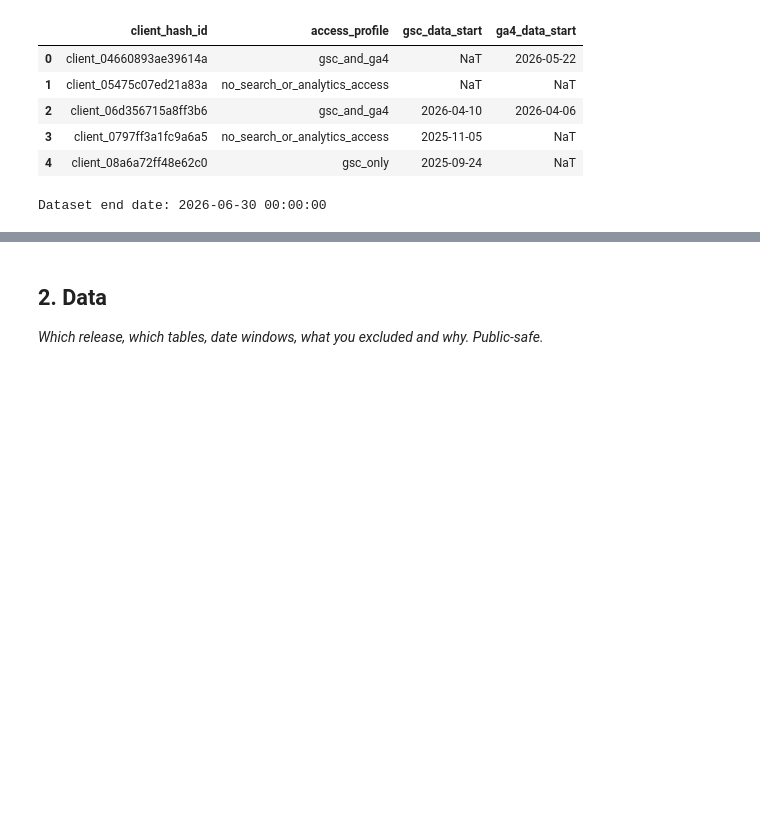
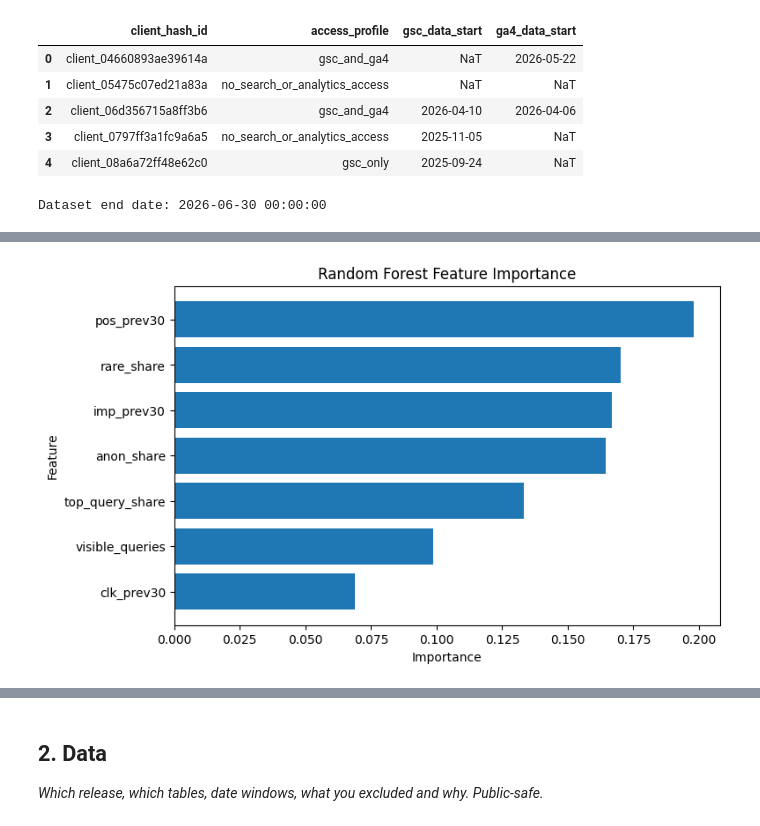
Before and after one commit to suha-2004/flyrank-ml-internship, a Jupyter notebook: work/notebooks/capstone.ipynb, the cells around one changed output, grey strips where cells are left out. Drawn from its saved outputs; the diff is of its cells as text; code cells hidden in the pictures; blank space fills up the shorter version.

```diff
--- a/work/notebooks/capstone.ipynb
+++ b/work/notebooks/capstone.ipynb
@@ -206,0 +289,6 @@ features.head()
+# %%
+model_data = data.dropna(
+    subset=feature_cols + ["is_declining"]
+).copy()
+
+print("Rows available for modeling:", len(model_data))
@@ -206,0 +348,14 @@ features.head()
+# %%
+model = RandomForestClassifier(
+    n_estimators=300,
+    random_state=42,
+    n_jobs=-1,
+    class_weight="balanced"
+)
+
+model.fit(
+    train[feature_cols],
+    train["is_declining"]
+)
+
+print("Model trained successfully")
@@ -206,0 +432,10 @@ features.head()
+# %%
+importance = pd.DataFrame({
+    "feature": feature_cols,
+    "importance": model.feature_importances_
+}).sort_values(
+    "importance",
+    ascending=False
+)
+
+importance
@@ -206,0 +451,17 @@ features.head()
+# %%
+plt.figure(figsize=(8, 5))
+
+plt.barh(
+    importance["feature"],
+    importance["importance"]
+)
+
+plt.xlabel("Importance")
+plt.ylabel("Feature")
+plt.title("Random Forest Feature Importance")
+
+plt.gca().invert_yaxis()
+
+plt.show()
+# %% [output]
+[figure, added]
```
Also changed, not shown: parts of 58 cells of this notebook.
